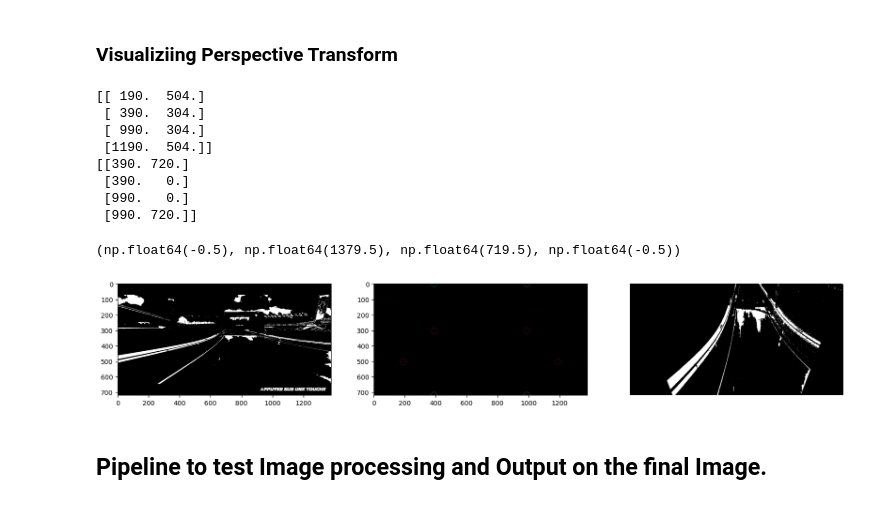
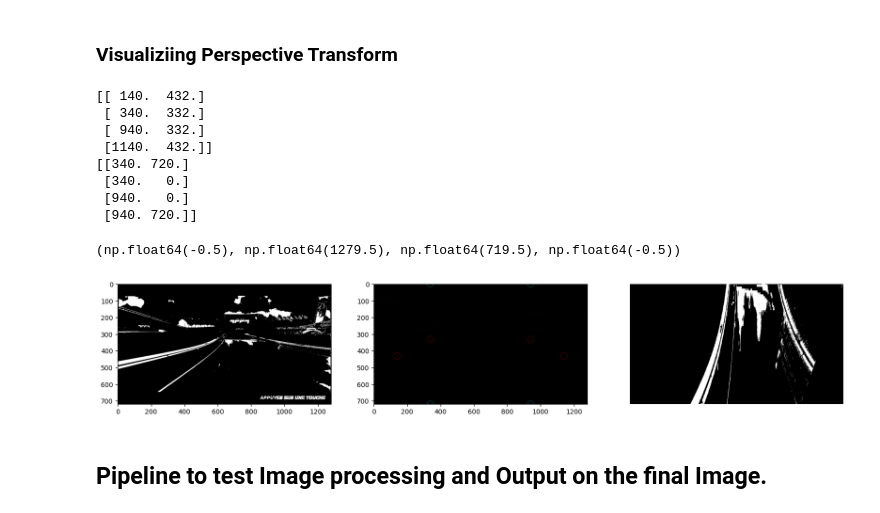
Before and after one commit to DavidBlavid/trackmaniAI, a Jupyter notebook: lane.ipynb, the cells around one changed output. Saved outputs shown, nothing was run; the diff lists cells and outputs as text; code cells hidden in the pictures.

Commit message:
update Lane detection + add test Images

```diff
--- a/lane.ipynb
+++ b/lane.ipynb
@@ -74,7 +71,7 @@ for i, fname in enumerate(images):
         imgpoints.append(corners)
 
         # Draw and display the corners
-        img = cv2.drawChessboardCorners(img, int_tuple, corners, ret)
+        img = cv2.drawChessboardCorners(img, (pp_row,pp_col), corners, ret)
         axs[i].axis('off')
         axs[i].imshow(img)
         cv2.imwrite('output_images/corners_drawn'+str(i)+'.jpg', img)
@@ -125,7 +122,7 @@ Text(0.5, 1.0, 'Undistorted Image')
 # %% [markdown]
 ## Visualizing undistortion on Road Images.
 # %%
-image=mpimg.imread('./images/ingame_image.webp')
+image=mpimg.imread('./images/maxresdefault-1003973437.jpg')
 undist=undistort(image,mtx,dist)
 fig, (ax1, ax2)=plt.subplots(1,2, figsize=(10,10))
 ax1.set_title('Original Image')
@@ -298,8 +295,8 @@ center_width = width/2
 center_top_diff = 300
 center_bottom_diff = 500
 
-height_before_car = height * 0.70
-height_before_car_offset = -1 * 200
+height_before_car = height * 0.60
+height_before_car_offset = -1 * 100
 
 dst_center_top_diff = 300
 dst_center_bottom_diff = 300
@@ -334,44 +331,44 @@ elif ansatz == 2:
         [src[2][0] - line_dst_offset, 0],
         [src[2][0] - line_dst_offset, src[2][1]],
         [src[3][0] + line_dst_offset, src[3][1]]])
 
 print(src)
 print(dst)
 
 binary_warped,Minv,M=perspective_transform(thresh_image, src=src, dst=dst)#
 
 fig, axes=plt.subplots(1,3, figsize=(20,20))
 axes=axes.ravel()
 
 test_img = thresh_image.copy()
 axes[0].imshow(test_img, cmap='gray')
 test_img = np.dstack((test_img, test_img, test_img))
 
 for point in src.astype(int):
     # print(tuple(point.tolist()))
     # ...
-    cv2.circle(test_img,tuple(point.tolist()),20,(255,0,0)) # grün
+    cv2.circle(test_img,tuple(point.tolist()),20,(255,0,0)) # rot
 
 for point in dst.astype(int):
     # print(tuple(point.tolist()))
     # ...
     cv2.circle(test_img,tuple(point.tolist()),20,(0,255,255)) # grün
 
 
 axes[1].imshow(test_img)
 axes[2].imshow(binary_warped, cmap='gray')
 plt.axis('off')
 # %% [output]
-[[ 190.  504.]
- [ 390.  304.]
- [ 990.  304.]
- [1190.  504.]]
-[[390. 720.]
- [390.   0.]
- [990.   0.]
- [990. 720.]]
+[[ 140.  432.]
+ [ 340.  332.]
+ [ 940.  332.]
+ [1140.  432.]]
+[[340. 720.]
+ [340.   0.]
+ [940.   0.]
+ [940. 720.]]
-(np.float64(-0.5), np.float64(1379.5), np.float64(719.5), np.float64(-0.5))
+(np.float64(-0.5), np.float64(1279.5), np.float64(719.5), np.float64(-0.5))
-[figure, old version]
+[figure, new version]
 # %% [markdown]
 ## Pipeline to test Image processing and Output on the final Image.
 # %%
```
Also changed, not shown: parts of 7 cells of this notebook, 6 other files.
